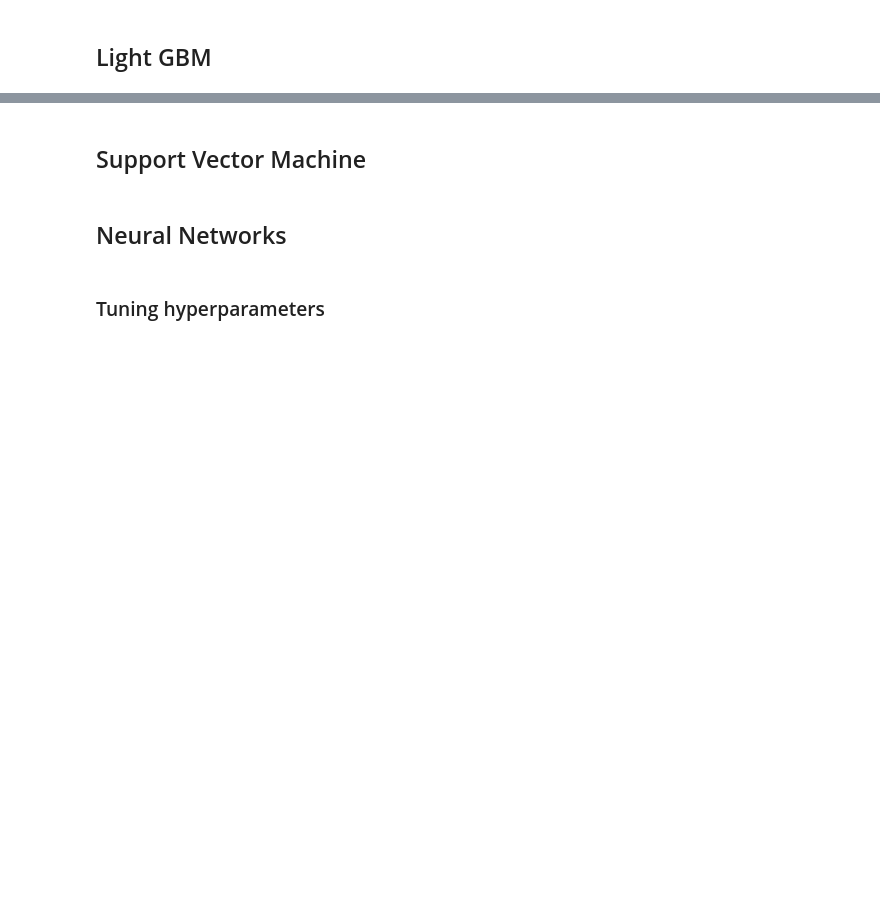
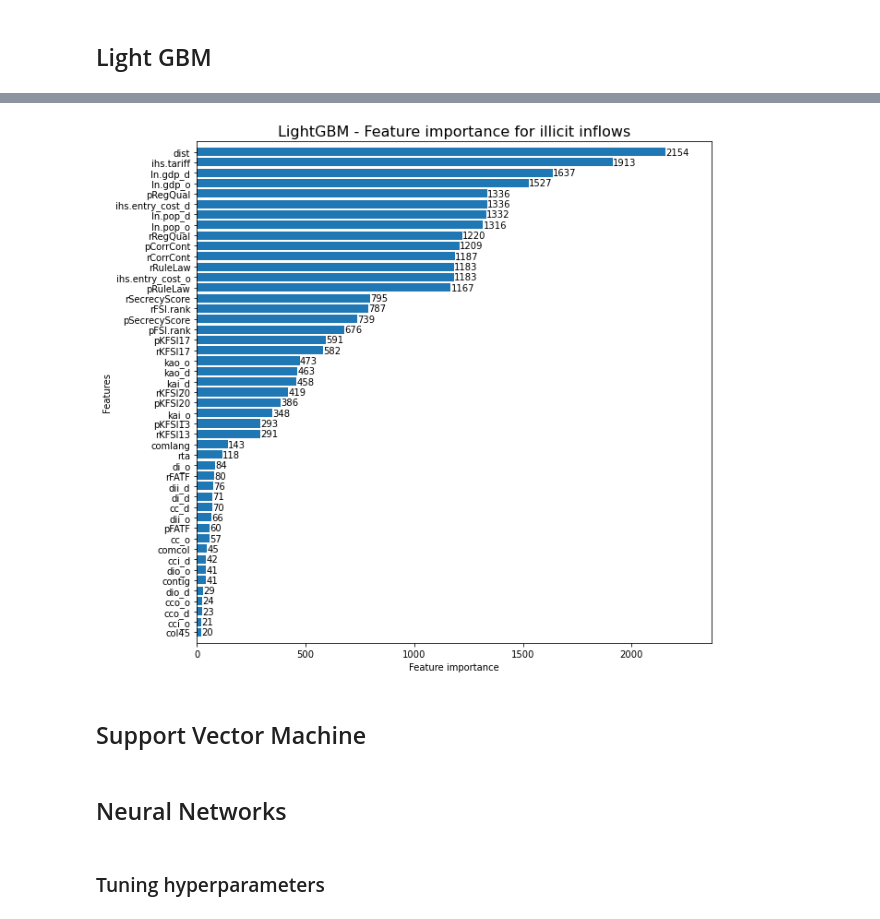
Before and after one commit to walice/illicitAI, a Jupyter notebook: Scripts/Predictions_agg.ipynb, the cells around one changed output, grey strips where cells are left out. Saved outputs shown, nothing was run; the diff lists cells and outputs as text; code cells hidden in the pictures; blank space fills up the shorter version.

```diff
--- a/Scripts/Predictions_agg.ipynb
+++ b/Scripts/Predictions_agg.ipynb
@@ -304,9 +333,11 @@ plt.savefig(results_dir + 'LightGBM_feature_importance_out.png')
 # %%
 fig, ax = plt.subplots(figsize = (10,10))
 lgb.plot_importance(lightGBM_mod_in, height = 0.8, ax = ax)
 ax.grid(False)
-plt.title("LightGBM - Feature Importance for gross inflows", fontsize = 15)
+plt.title("LightGBM - Feature importance for illicit inflows", fontsize = 16)
 plt.savefig(results_dir + 'LightGBM_feature_importance_in.png')
+# %% [output]
+[figure, added]
 # %% [markdown]
 ## Support Vector Machine
 # %%
```
Also changed, not shown: parts of 11 cells of this notebook.
